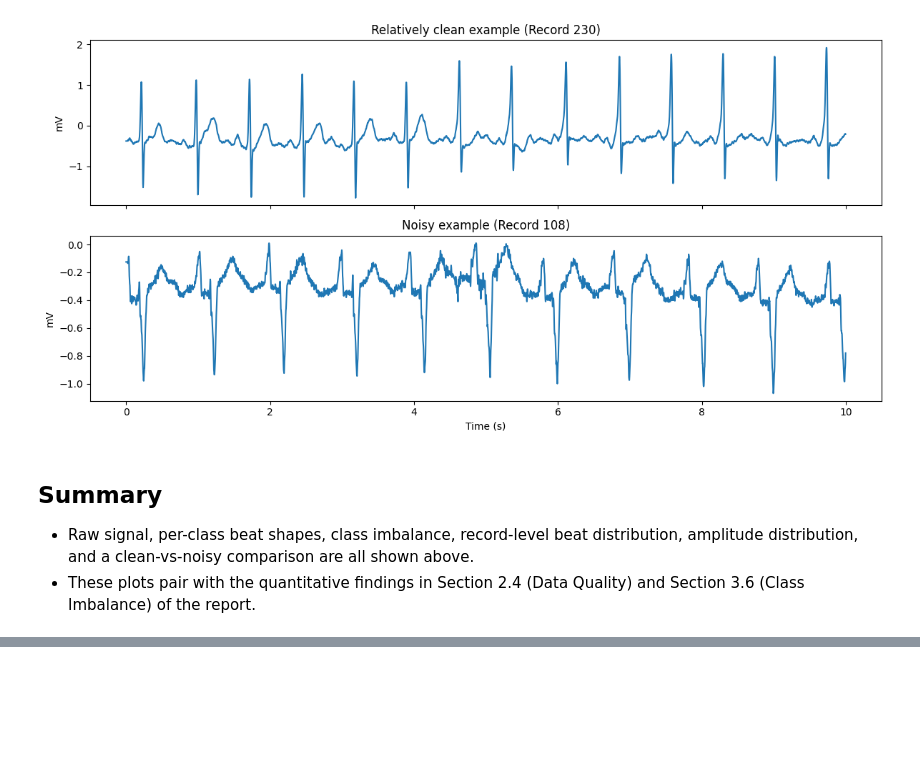
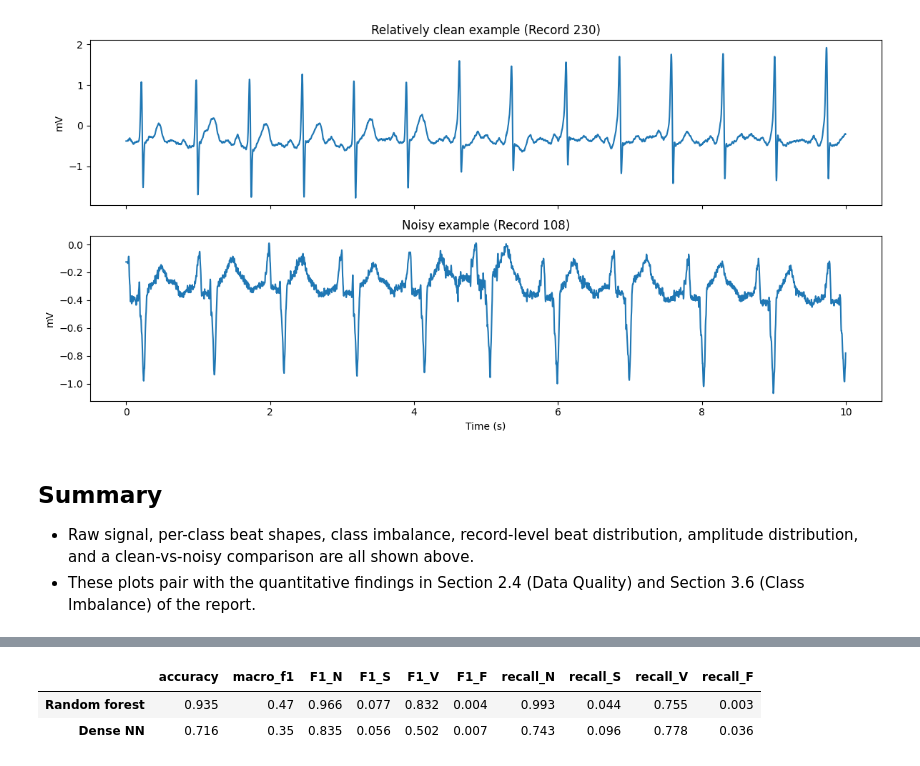
Before and after one commit to DustinJoosen/D7043E-ADM-Group1, a Jupyter notebook: src/EDA.ipynb, the cells around one changed output, grey strips where cells are left out. Cells and saved outputs as stored; diff of their text form; code cells hidden in the pictures; blank space fills up the shorter version.

```diff
--- a/src/EDA.ipynb
+++ b/src/EDA.ipynb
@@ -175,0 +184,81 @@ plt.show()
+# %%
+import pickle
+import warnings
+
+import seaborn as sns
+from sklearn.metrics import accuracy_score, confusion_matrix, f1_score, precision_recall_fscore_support
+
+CLASSES = ["N", "S", "V", "F"]
+LABELS = list(range(4))
+LABEL_TO_INT = {c: i for i, c in enumerate(CLASSES)}
+
+
+def to_int(labels):
+    return np.array([LABEL_TO_INT[str(v)] for v in labels])
+
+
+def test_scores(y_true, y_pred):
+    p, r, f, _ = precision_recall_fscore_support(y_true, y_pred, labels=LABELS, zero_division=0)
+    row = {"accuracy": accuracy_score(y_true, y_pred),
+           "macro_f1": f1_score(y_true, y_pred, labels=LABELS, average="macro", zero_division=0)}
+    row.update({f"F1_{c}": v for c, v in zip(CLASSES, f)})
+    row.update({f"recall_{c}": v for c, v in zip(CLASSES, r)})
+    return row
+
+
+def plot_confusions(models, title_suffix="test"):
+    fig, axes = plt.subplots(1, len(models), figsize=(5.6 * len(models), 4.8))
+    for ax, (name, (y_true, y_pred, _)) in zip(np.atleast_1d(axes), models.items()):
+        cm = confusion_matrix(y_true, y_pred, labels=LABELS)
+        sns.heatmap(cm / cm.sum(1, keepdims=True), annot=cm, fmt="d", cmap="Blues", cbar=False, vmin=0, vmax=1,
+                    xticklabels=CLASSES, yticklabels=CLASSES, ax=ax)
+        ax.set_title(f"{name} ({title_suffix}): counts, coloured by recall")
+        ax.set_xlabel("Predicted"); ax.set_ylabel("True")
+    plt.tight_layout(); plt.show()
+
+
+def per_record_errors(y_true, y_pred, rec):
+    # Per test record: N beats predicted as another class, and detected / total S and F beats.
+    df = pd.DataFrame({"rec": rec, "y": y_true, "p": y_pred})
+    return pd.DataFrame({
+        "N false alarms": df[(df.y == 0) & (df.p != 0)].groupby("rec").size(),
+        "S detected": df[(df.y == 1) & (df.p == 1)].groupby("rec").size(),
+        "S total": df[df.y == 1].groupby("rec").size(),
+        "F detected": df[(df.y == 3) & (df.p == 3)].groupby("rec").size(),
+        "F total": df[df.y == 3].groupby("rec").size(),
+    }).fillna(0).astype(int)
+
+
+def print_error_sources(name, y_true, y_pred, rec):
+    err = per_record_errors(y_true, y_pred, rec)
+    print(f"===== {name} =====")
+    print("N false alarms, top 5 records:", err["N false alarms"].nlargest(5).to_dict(),
+          f"(total {err['N false alarms'].sum()})")
+    print("S detected / total, records with the most S beats:",
+          {r: f"{err.loc[r, 'S detected']}/{err.loc[r, 'S total']}" for r in err["S total"].nlargest(5).index})
+    print("F detected / total, records with the most F beats:",
+          {r: f"{err.loc[r, 'F detected']}/{err.loc[r, 'F total']}" for r in err["F total"].nlargest(3).index})
+    print()
+    return err
+
+
+test_plain = np.load(os.path.join(DATA_DIR, "test.npz"))
+y_test = to_int(test_plain["y"])
+rec_test = test_plain["record_id"]
+
+with warnings.catch_warnings():
+    warnings.simplefilter("ignore")  # sklearn version warning when unpickling
+    with open("./models/random_forest_classifier.pkl", "rb") as f:
+        rf = pickle.load(f)
+rf_pred = to_int(rf.predict(test_plain["X"]))
+
+nn_saved = np.load("./samuel_nn/outputs/dense_nn_predictions.npz")
+assert np.array_equal(nn_saved["test_true"], y_test), "dense NN predictions are for a different test set"
+nn_pred = nn_saved["test_pred"]
+
+baselines = {"Random forest": (y_test, rf_pred, rec_test), "Dense NN": (y_test, nn_pred, rec_test)}
+pd.DataFrame({name: test_scores(yt, yp) for name, (yt, yp, _) in baselines.items()}).T.round(3)
+# %% [output]
+|  | accuracy | macro_f1 | F1_N | F1_S | F1_V | F1_F | recall_N | recall_S | recall_V | recall_F |
+| Random forest | 0.935 | 0.47 | 0.966 | 0.077 | 0.832 | 0.004 | 0.993 | 0.044 | 0.755 | 0.003 |
+| Dense NN | 0.716 | 0.35 | 0.835 | 0.056 | 0.502 | 0.007 | 0.743 | 0.096 | 0.778 | 0.036 |
```
Also changed, not shown: parts of 10 cells of this notebook, 10 other files.
